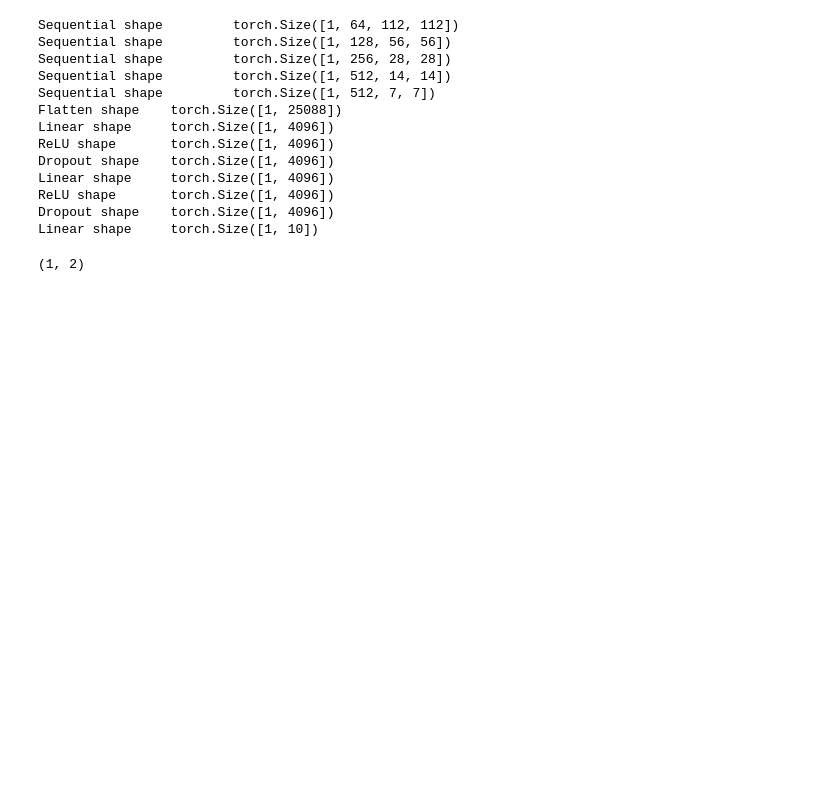
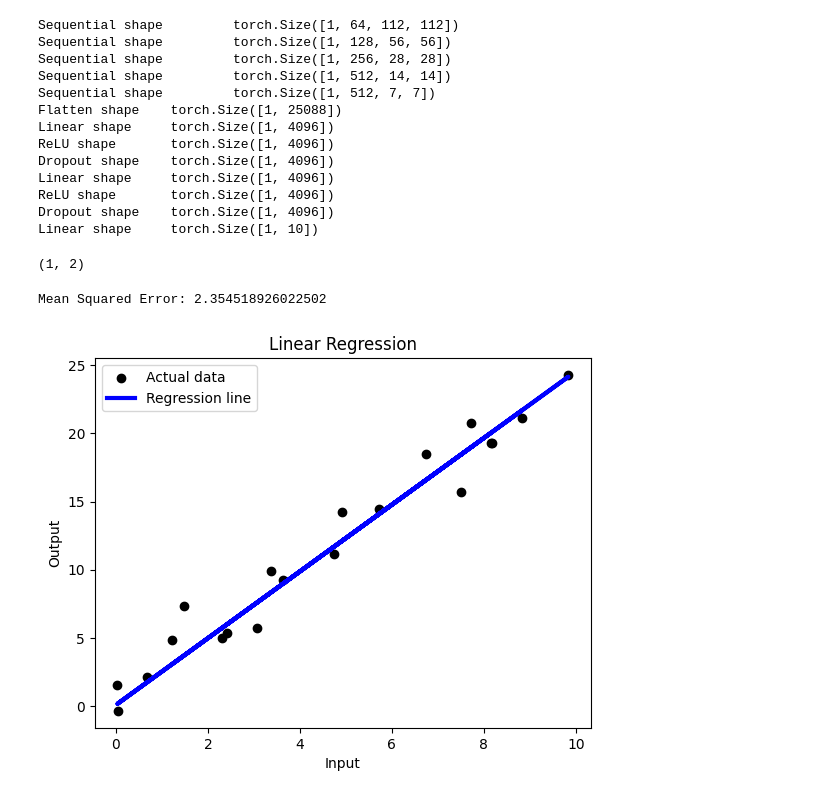
Before and after one commit to Muyiiiii/LimuClass-DL, a Jupyter notebook: code/myCode/try.ipynb, the cells around one changed output. Drawn from its saved outputs; the diff is of its cells as text; code cells hidden in the pictures; blank space fills up the shorter version.

```diff
--- a/code/myCode/try.ipynb
+++ b/code/myCode/try.ipynb
@@ -287,3 +287,41 @@ a=fun1()
 a
 # %% [output]
 (1, 2)
+# %%
+import numpy as np
+import matplotlib.pyplot as plt
+from sklearn.linear_model import LinearRegression
+from sklearn.model_selection import train_test_split
+from sklearn.metrics import mean_squared_error
+
+# 生成示例数据
+X = np.random.rand(100, 1) * 10  # 生成100个随机点作为输入特征
+Y = 2.5 * X + np.random.randn(100, 1) * 2  # 生成线性输出加上一些噪音
+
+# 划分数据为训练集和测试集
+X_train, X_test, Y_train, Y_test = train_test_split(X, Y, test_size=0.2, random_state=42)
+
+# 初始化线性回归模型
+model = LinearRegression()
+
+# 用训练数据拟合模型
+model.fit(X_train, Y_train)
+
+# 预测测试集结果
+predictions = model.predict(X_test)
+
+# 计算和打印MSE
+mse = mean_squared_error(Y_test, predictions)
+print(f'Mean Squared Error: {mse}')
+
+# 可视化
+plt.scatter(X_test, Y_test, color='black', label='Actual data')
+plt.plot(X_test, predictions, color='blue', linewidth=3, label='Regression line')
+plt.legend()
+plt.xlabel('Input')
+plt.ylabel('Output')
+plt.title('Linear Regression')
+plt.show()
+# %% [output]
+Mean Squared Error: 2.354518926022502
+[figure, added]
```
Also changed, not shown: parts of 1 cell of this notebook, 9 other files.
